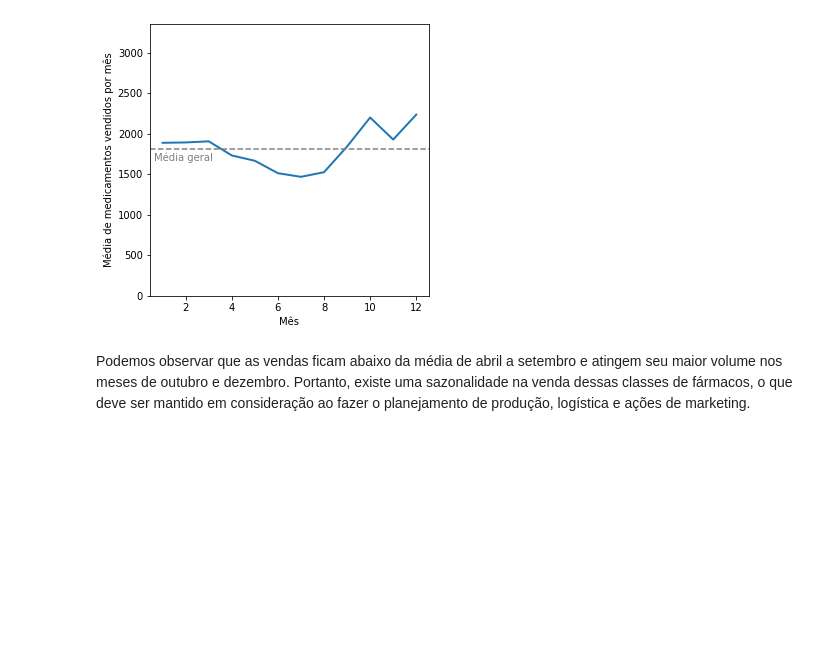
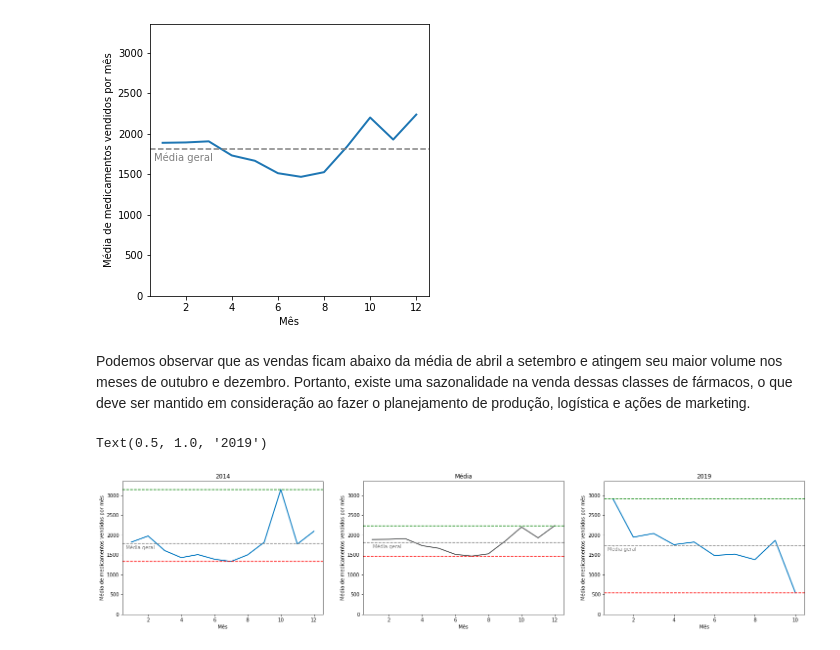
Before and after one commit to ailafelixa/EDA-Pharmaceutical-Sales, a Jupyter notebook: pharma-sales-analysis.ipynb, the cells around one changed output. Drawn from its saved outputs; the diff is of its cells as text; code cells hidden in the pictures; blank space fills up the shorter version.

```diff
--- a/pharma-sales-analysis.ipynb
+++ b/pharma-sales-analysis.ipynb
@@ -316,3 +316,61 @@ Text(0.12, 0.51, 'Média geral')
 [figure]
 # %% [markdown]
 Podemos observar que as vendas ficam abaixo da média de abril a setembro e atingem seu maior volume nos meses de outubro e dezembro. Portanto, existe uma sazonalidade na venda dessas classes de fármacos, o que deve ser mantido em consideração ao fazer o planejamento de produção, logística e ações de marketing.
+# %%
+### Vamos analisar agora se essa tendência média se repete nos anos de 2014 (nosso start-point) e 2019 (nosso end-point)
+df_2y2014 = df_2y.loc[df_2y['year']==2014]
+df_2y2014 = df_2y2014.drop('year', axis=1)
+df_2y2014 = df_2y2014.set_index('month')
+df_2y2014 = df_2y2014.sum(axis=1)
+
+df_2y2014 = pd.DataFrame(df_2y2014)
+df_2y2014 = df_2y2014.rename(columns={0:'total'})
+
+plt.subplots(figsize=(25, 5))
+plt.subplot(1, 3, 1)
+df_2y2014ax = sns.lineplot(x = df_2y2014.index, y=df_2y2014.total, color='#0077C0',**{'lw':'2'})
+#df_2y2014ax.figure.set_size_inches(5, 5)
+df_2y2014ax.set(xlabel='Mês', ylabel='Média de medicamentos vendidos por mês')
+plt.ylim(0, df_2a['total'].max()*1.5)
+plt.axhline(df_2y2014.total.mean(),xmin=0, xmax=1, color='grey', **{'ls':'--'})
+plt.axhline(df_2y2014.total.max(),xmin=0, xmax=1, color='green', **{'ls':'--'})
+plt.axhline(df_2y2014.total.min(),xmin=0, xmax=1, color='red', **{'ls':'--'})
+plt.text(0.09, 0.50, 'Média geral', horizontalalignment='center',
+     verticalalignment='center', transform=df_2y2014ax.transAxes, color='grey')
+plt.title('2014')
+
+plt.subplot(1, 3, 2)
+df2ax = sns.lineplot(x = df_2a.index, y=df_2a.total, color='#5C5E5F', **{'lw':'2'})
+#df2ax.figure.set_size_inches(5, 5)
+df2ax.set(xlabel='Mês', ylabel='Média de medicamentos vendidos por mês')
+plt.ylim(0, df_2a['total'].max()*1.5)
+plt.axhline(df_2a.total.mean(),xmin=0, xmax=1, color='grey', **{'ls':'--'})
+plt.axhline(df_2a.total.max(),xmin=0, xmax=1, color='green', **{'ls':'--'})
+plt.axhline(df_2a.total.min(),xmin=0, xmax=1, color='red', **{'ls':'--'})
+plt.text(0.12, 0.51, 'Média geral', horizontalalignment='center',
+     verticalalignment='center', transform=df2ax.transAxes, color='grey')
+plt.title('Média')
+
+
+df_2y2019 = df_2y.loc[df_2y['year']==2019]
+df_2y2019 = df_2y2019.drop('year', axis=1)
+df_2y2019 = df_2y2019.set_index('month')
+df_2y2019 = df_2y2019.sum(axis=1)
+
+df_2y2019 = pd.DataFrame(df_2y2019)
+df_2y2019 = df_2y2019.rename(columns={0:'total'})
+
+plt.subplot(1, 3, 3)
+df_2y2019ax = sns.lineplot(x = df_2y2019.index, y=df_2y2019.total, color='#0077C0',**{'lw':'2'})
+#df_2y2014ax.figure.set_size_inches(5, 5)
+df_2y2019ax.set(xlabel='Mês', ylabel='Média de medicamentos vendidos por mês')
+plt.ylim(0, df_2a['total'].max()*1.5)
+plt.axhline(df_2y2019.total.mean(),xmin=0, xmax=1, color='grey', **{'ls':'--'})
+plt.axhline(df_2y2019.total.max(),xmin=0, xmax=1, color='green', **{'ls':'--'})
+plt.axhline(df_2y2019.total.min(),xmin=0, xmax=1, color='red', **{'ls':'--'})
+plt.text(0.09, 0.49, 'Média geral', horizontalalignment='center',
+     verticalalignment='center', transform=df_2y2019ax.transAxes, color='grey')
+plt.title('2019')
+# %% [output]
+Text(0.5, 1.0, '2019')
+[figure, added]
```
Also changed, not shown: parts of 1 cell of this notebook.
